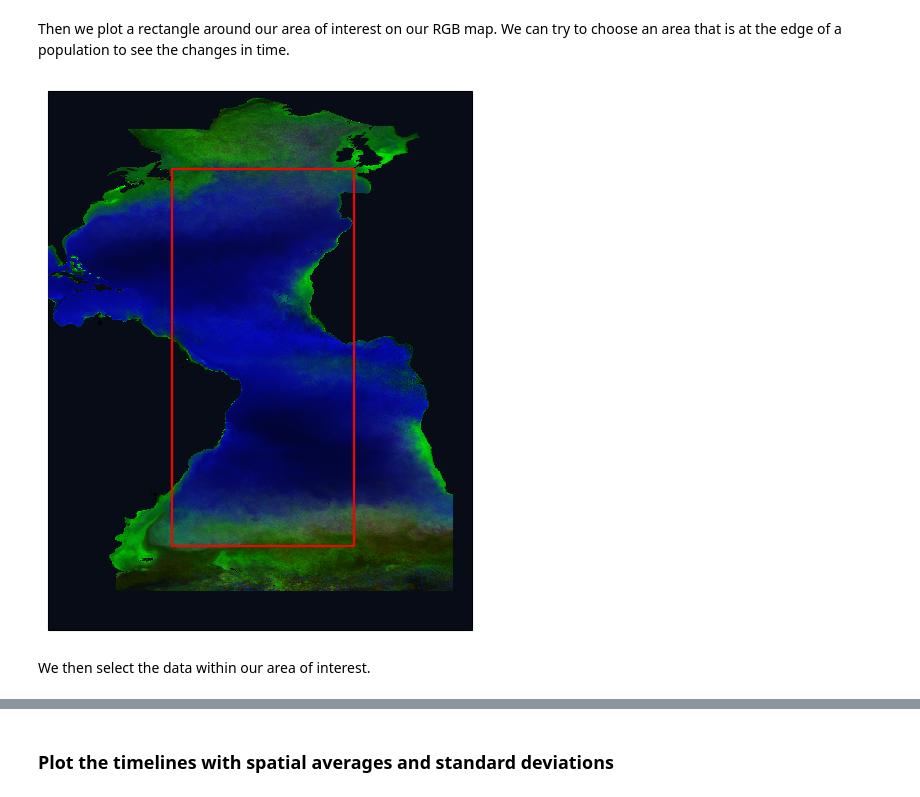
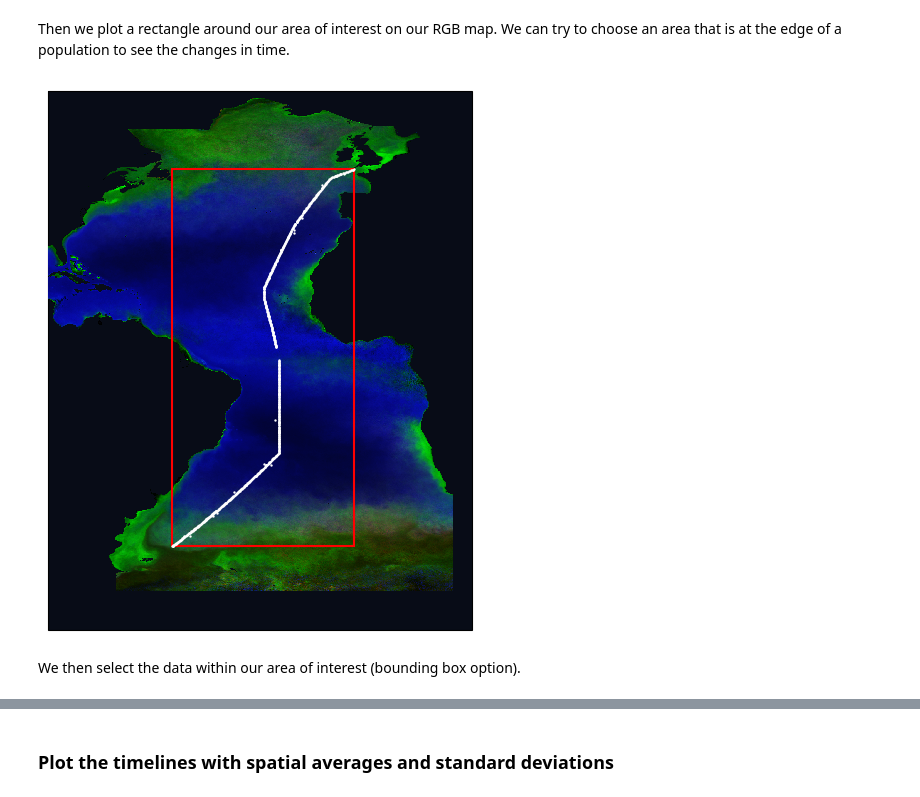
Before and after one commit to pedmondlerner/phytoSTEW, a Jupyter notebook: Team/Shailja/moana_timeseries_hovmoller.ipynb, the cells around one changed output, grey strips where cells are left out. Drawn from its saved outputs; the diff is of its cells as text; code cells hidden in the pictures.

Commit message:
updating time series and attempt at hovmoller plots

```diff
--- a/Team/Shailja/moana_timeseries_hovmoller.ipynb
+++ b/Team/Shailja/moana_timeseries_hovmoller.ipynb
@@ -261,23 +344,26 @@ Then we plot a rectangle around our area of interest on our RGB map. We can try
 # %%
 fig = plt.figure(figsize=(7, 7))
 ax1 = fig.add_subplot(projection=ccrs.PlateCarree(), facecolor="#080c17")
 ax2 = data_norm.plot.imshow(
     transform=ccrs.PlateCarree(), interpolation="none", zorder=3
 )
 
 # Add bounding box
 ax1.add_patch(
     Rectangle(
         (lon_min, lat_min),
         lon_max - lon_min,
         lat_max - lat_min,
         edgecolor="red",
         facecolor="none",
         linewidth=1.5,
         transform=ccrs.PlateCarree(),
         zorder=4,
     )
 )
+
+ax1.scatter(AMT_df.Lon, AMT_df.Lat, color='white', marker='o', s=0.5, transform=ccrs.PlateCarree(), label='AMT', zorder=5)
+
 plt.show()
 # %% [output]
-[figure, old version]
+[figure, new version]
@@ -284,5 +372,5 @@ plt.show()
 # %% [markdown]
-We then select the data within our area of interest.
+We then select the data within our area of interest (bounding box option).
 # %%
 tl = dataset_phy.sel(lat=slice(lat_min, lat_max), lon=slice(lon_min, lon_max))
 tl
```
Also changed, not shown: parts of 19 cells of this notebook.
